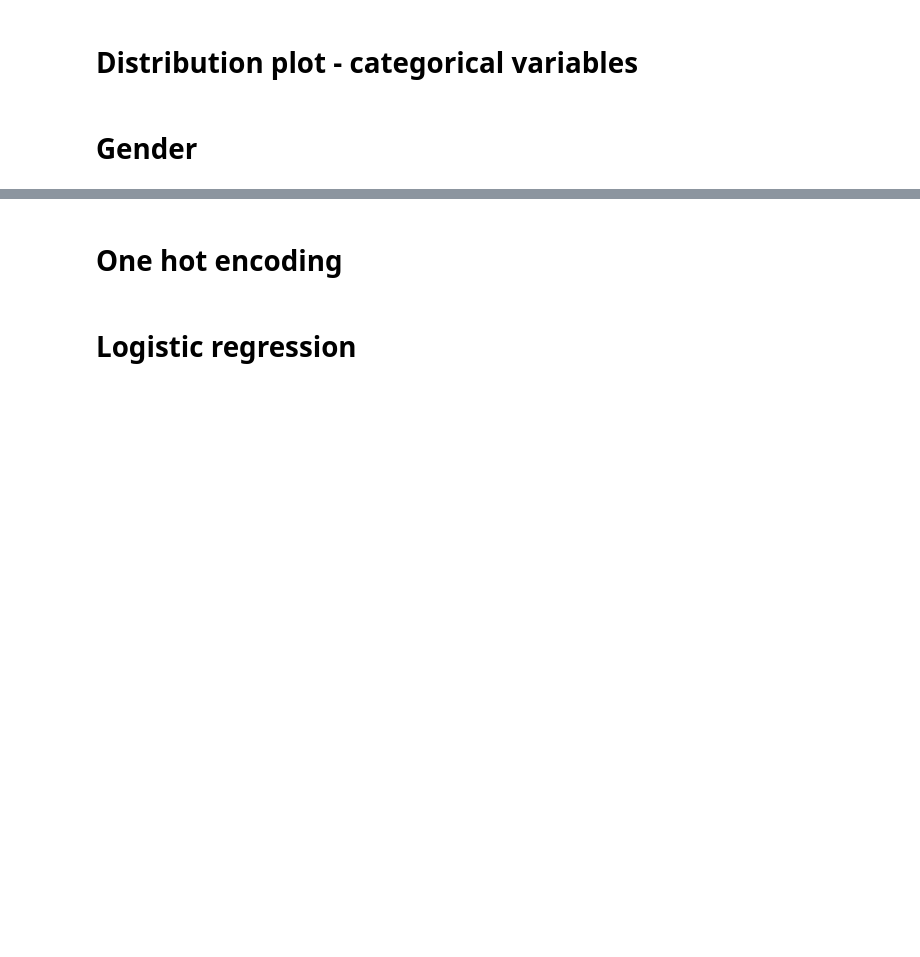
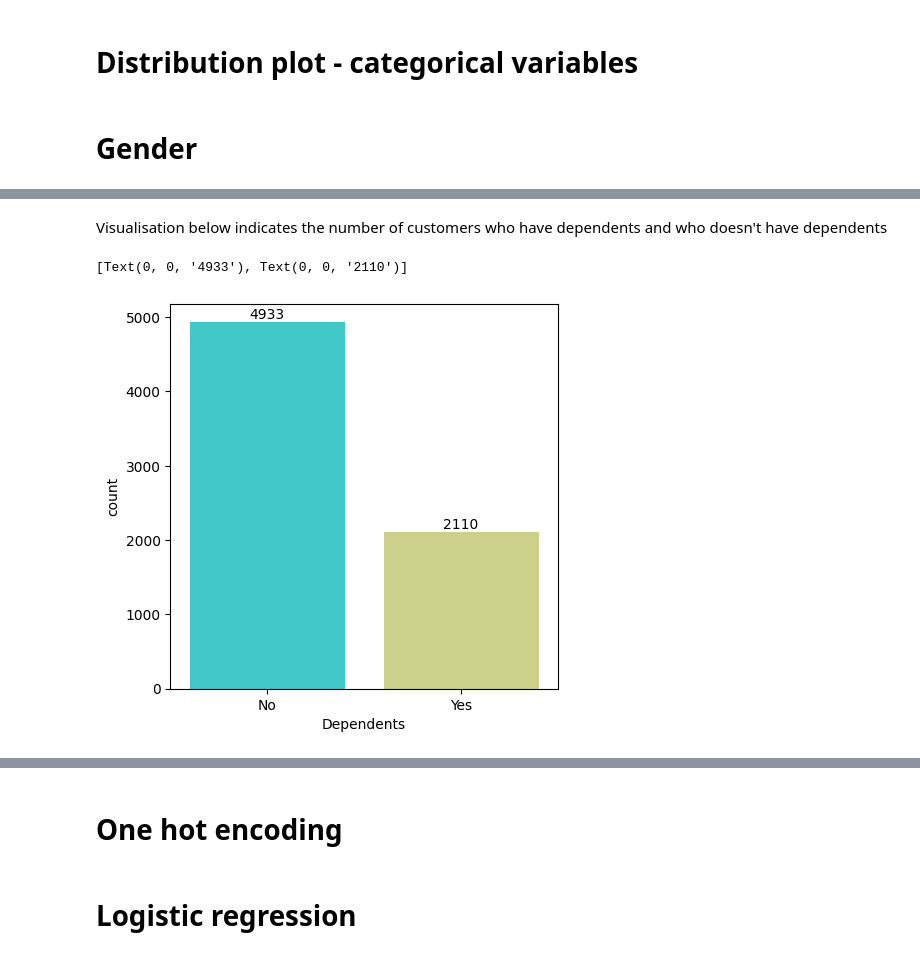
Before and after one commit to oneeyed-yggdrasil/CustomerSatisfaction, a Jupyter notebook: cc_new_01.ipynb, the cells around one changed output, grey strips where cells are left out. Saved outputs shown, nothing was run; the diff lists cells and outputs as text; code cells hidden in the pictures; blank space fills up the shorter version.

```diff
--- a/cc_new_01.ipynb
+++ b/cc_new_01.ipynb
@@ -275,0 +317,13 @@ plt.show()
+# %% [markdown]
+Visualisation below indicates the number of customers who have dependents and who doesn't have dependents
+# %%
+plt.figure(figsize=(5,5))
+ax = sns.countplot(x=df['Dependents'],
+                   order=df['Dependents'].value_counts(ascending=False).index, palette = 'rainbow');
+
+abs_values = df['Dependents'].value_counts(ascending=False).values
+
+ax.bar_label(container=ax.containers[0], labels=abs_values)
+# %% [output]
+[Text(0, 0, '4933'), Text(0, 0, '2110')]
+[figure, added]
```
Also changed, not shown: parts of 87 cells of this notebook.
